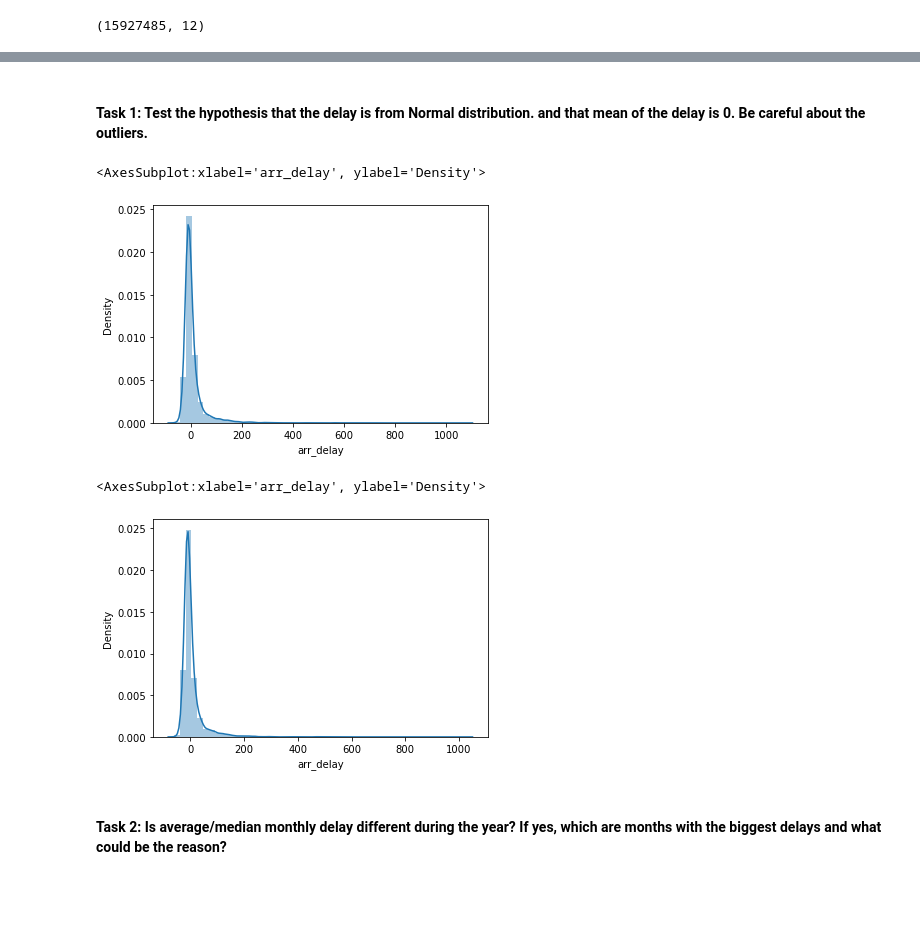
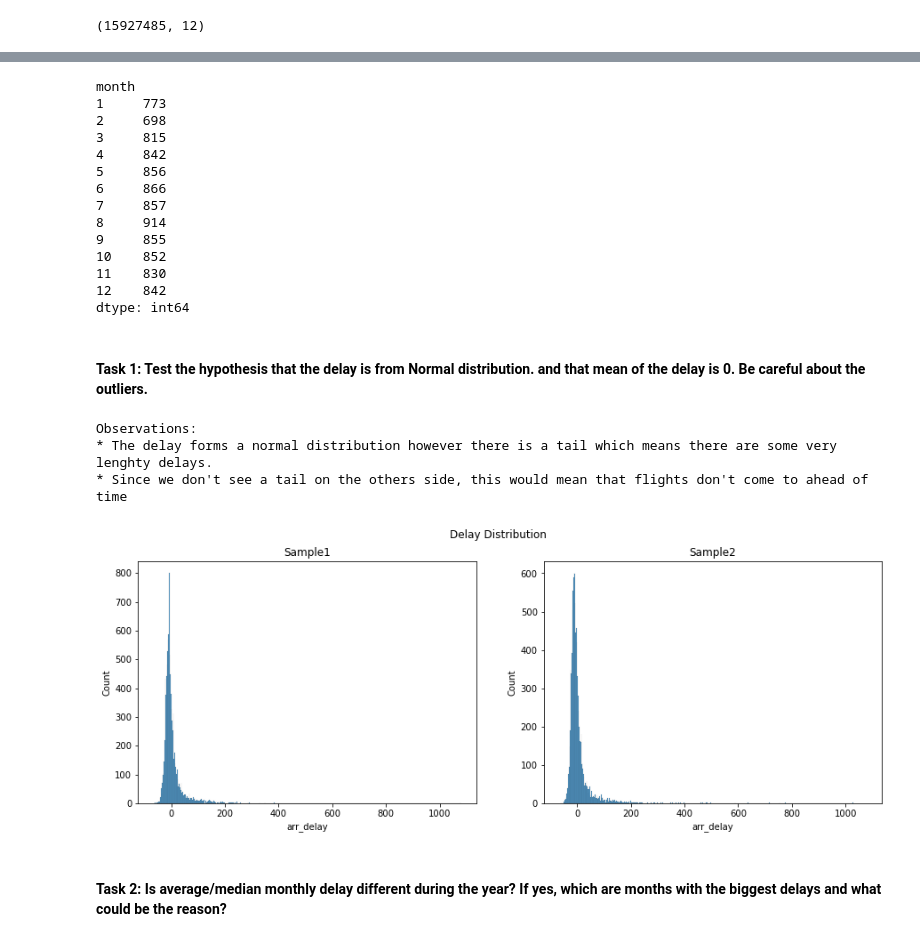
Before and after one commit to WongMatthew/LHL-Predicting-Flight-Patterns, a Jupyter notebook: Flight Prediction - master/exploratory_analysis.ipynb, the cells around one changed output, grey strips where cells are left out. Saved outputs shown, nothing was run; the diff lists cells and outputs as text; code cells hidden in the pictures; blank space fills up the shorter version.

```diff
--- a/Flight Prediction - master/exploratory_analysis.ipynb
+++ b/Flight Prediction - master/exploratory_analysis.ipynb
@@ -26,3 +50,7 @@ display(data.shape)
 # %%
+#create two samples of 10,000 points each
 sample1 = data.sample(n=10000, random_state=0)
 sample2 = data.sample(n=10000, random_state=1)
+
+sample1['month'] = pd.DatetimeIndex(sample1['fl_date']).month
+sample2['month'] = pd.DatetimeIndex(sample2['fl_date']).month
@@ -45,14 +57,44 @@ sample1
+# %%
+sample1.groupby(by='month').size()
+# %% [output]
+month
+1     773
+2     698
+3     815
+4     842
+5     856
+6     866
+7     857
+8     914
+9     855
+10    852
+11    830
+12    842
+dtype: int64
 # %% [markdown]
 #### **Task 1**: Test the hypothesis that the delay is from Normal distribution. and that **mean** of the delay is 0. Be careful about the outliers.
-# %%
-sns.distplot(sample1['arr_delay'])
-# %% [output]
-<AxesSubplot:xlabel='arr_delay', ylabel='Density'>
-[figure, removed]
-# %%
-sns.distplot(sample2['arr_delay'])
-# %% [output]
-<AxesSubplot:xlabel='arr_delay', ylabel='Density'>
-[figure, removed]
+# %%
+#create charts
+fig, axes = plt.subplots(1, 2, sharex=True, figsize=(15,5))
+fig.suptitle('Delay Distribution')
+
+#sample1
+sns.histplot(sample1['arr_delay'], ax=axes[0])
+axes[0].set_title('Sample1')
+
+#sample2
+sns.histplot(sample2['arr_delay'], ax=axes[1])
+axes[1].set_title('Sample2')
+
+print(
+'''Observations:
+* The delay forms a normal distribution however there is a tail which means there are some very lenghty delays.
+* Since we don't see a tail on the others side, this would mean that flights don't come to ahead of time'''
+)
+# %% [output]
+Observations:
+* The delay forms a normal distribution however there is a tail which means there are some very lenghty delays.
+* Since we don't see a tail on the others side, this would mean that flights don't come to ahead of time
+[figure, added]
 # %% [markdown]
 #### **Task 2**: Is average/median monthly delay different during the year? If yes, which are months with the biggest delays and what could be the reason?
```
Also changed, not shown: parts of 9 cells of this notebook, 1 other file.
